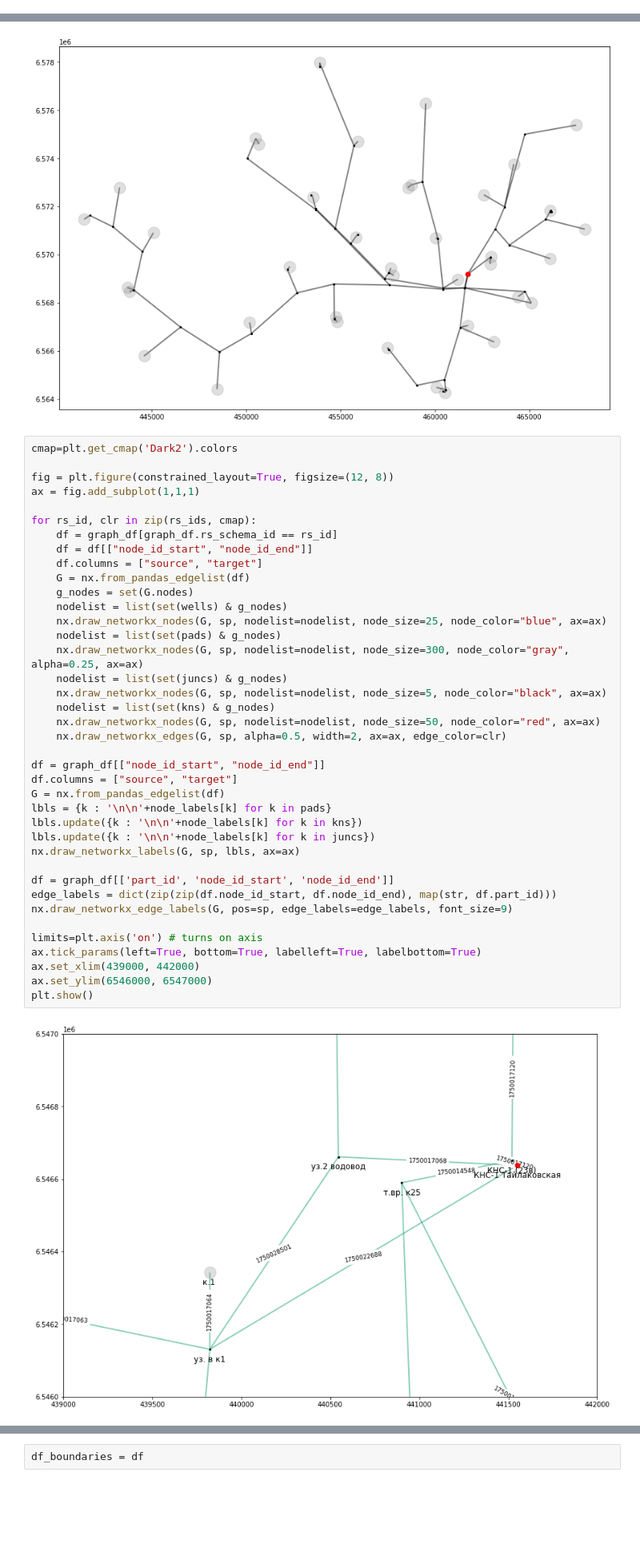
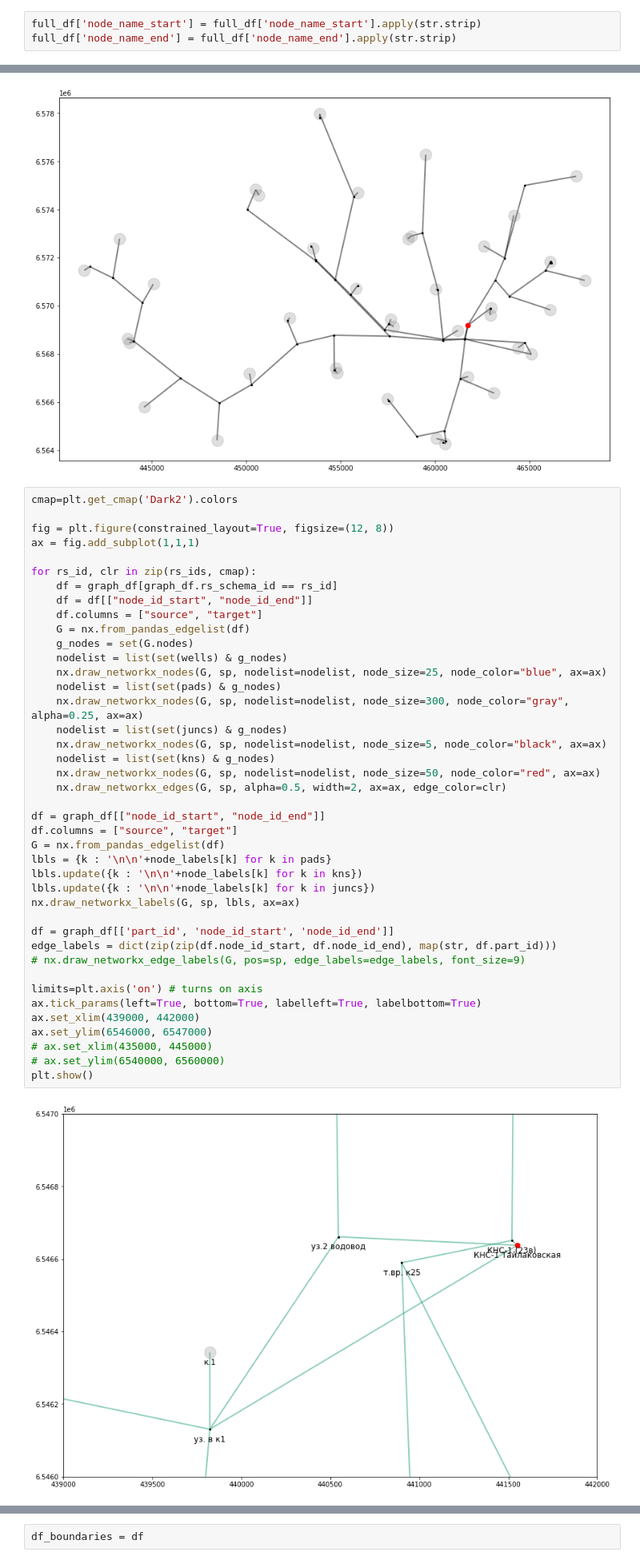
Before and after one commit to DenisYabl/PipesHydraulic, a Jupyter notebook: code/view_pipelines_tajlakovskoe.ipynb, the cells around one changed output, grey strips where cells are left out. Shown at 80% size. Saved outputs shown, nothing was run; the diff lists cells and outputs as text; blank space fills up the shorter version.

```diff
--- a/code/view_pipelines_tajlakovskoe.ipynb
+++ b/code/view_pipelines_tajlakovskoe.ipynb
@@ -98,6 +98,9 @@ Index(['Unnamed: 0', 'rs_schema_id', 'schema_id', 'pipeline_id', 'part_id',
        'pipeline_type', 'placing', 'creation_date', 'mestor_name',
        'schema_name', 'rs_schema_name', 'cover_int'],
       dtype='object')
+# %%
+full_df['node_name_start'] = full_df['node_name_start'].apply(str.strip)
+full_df['node_name_end'] = full_df['node_name_end'].apply(str.strip)
 # %%
 t = tuple(full_df.pipeline_type.unique())
 type_o, type_w, type_g = t
@@ -444,35 +467,37 @@ for rs_id, clr in zip(rs_ids, cmap):
     df.columns = ["source", "target"]
     G = nx.from_pandas_edgelist(df)
     g_nodes = set(G.nodes)
     nodelist = list(set(wells) & g_nodes)
     nx.draw_networkx_nodes(G, sp, nodelist=nodelist, node_size=25, node_color="blue", ax=ax)
     nodelist = list(set(pads) & g_nodes)
     nx.draw_networkx_nodes(G, sp, nodelist=nodelist, node_size=300, node_color="gray", alpha=0.25, ax=ax)
     nodelist = list(set(juncs) & g_nodes)
     nx.draw_networkx_nodes(G, sp, nodelist=nodelist, node_size=5, node_color="black", ax=ax)
     nodelist = list(set(kns) & g_nodes)
     nx.draw_networkx_nodes(G, sp, nodelist=nodelist, node_size=50, node_color="red", ax=ax)
     nx.draw_networkx_edges(G, sp, alpha=0.5, width=2, ax=ax, edge_color=clr)
 
 df = graph_df[["node_id_start", "node_id_end"]]
 df.columns = ["source", "target"]
 G = nx.from_pandas_edgelist(df)
 lbls = {k : '\n\n'+node_labels[k] for k in pads}
 lbls.update({k : '\n\n'+node_labels[k] for k in kns})
 lbls.update({k : '\n\n'+node_labels[k] for k in juncs})
 nx.draw_networkx_labels(G, sp, lbls, ax=ax)
 
 df = graph_df[['part_id', 'node_id_start', 'node_id_end']]
 edge_labels = dict(zip(zip(df.node_id_start, df.node_id_end), map(str, df.part_id)))
-nx.draw_networkx_edge_labels(G, pos=sp, edge_labels=edge_labels, font_size=9)
+# nx.draw_networkx_edge_labels(G, pos=sp, edge_labels=edge_labels, font_size=9)
 
 limits=plt.axis('on') # turns on axis
 ax.tick_params(left=True, bottom=True, labelleft=True, labelbottom=True)
 ax.set_xlim(439000, 442000)
 ax.set_ylim(6546000, 6547000)
+# ax.set_xlim(435000, 445000)
+# ax.set_ylim(6540000, 6560000)
 plt.show()
 # %% [output]
-[figure, old version]
+[figure, new version]
 # %%
 for rs_id in rs_ids:
     df = graph_df[graph_df.rs_schema_id == rs_id]
```
Also changed, not shown: parts of 24 cells of this notebook.
